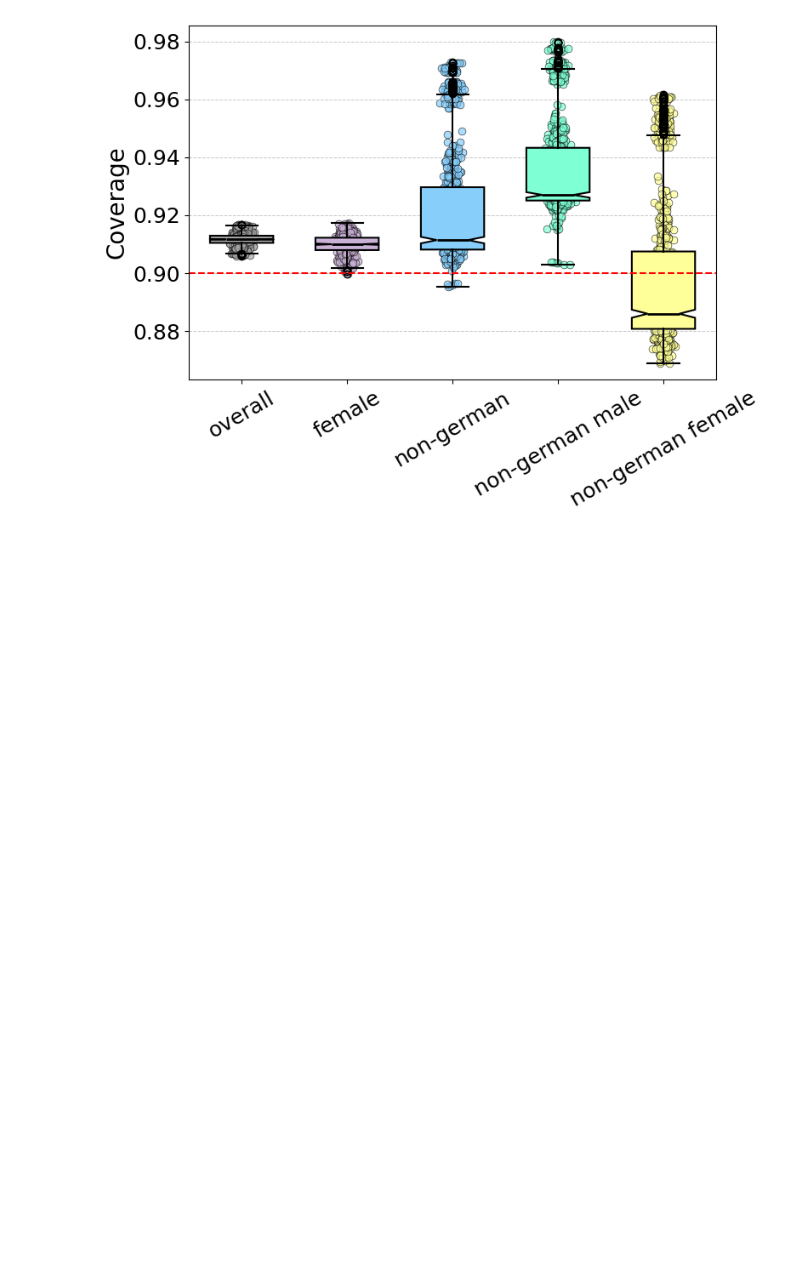
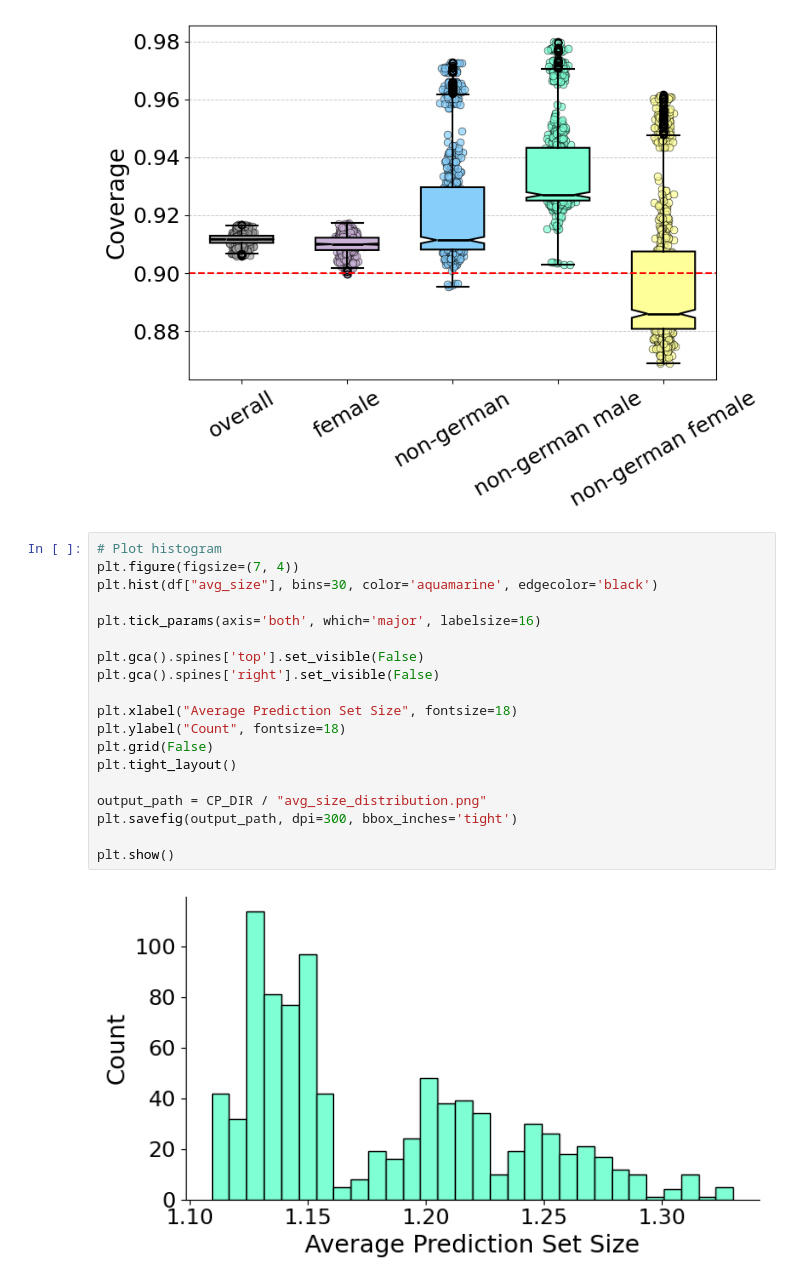
Before and after one commit to jsbroden/CMA_Fairness_v2, a Jupyter notebook: visualizations.ipynb, the cells around one changed output. Drawn from its saved outputs; the diff is of its cells as text; blank space fills up the shorter version.

Commit message:
distribution avg_size

```diff
--- a/visualizations.ipynb
+++ b/visualizations.ipynb
@@ -114,3 +114,24 @@ plt.savefig(output_path, dpi=300, bbox_inches='tight')
 plt.show()
 # %% [output]
 [figure]
+# %%
+# Plot histogram
+plt.figure(figsize=(7, 4))
+plt.hist(df["avg_size"], bins=30, color='aquamarine', edgecolor='black')
+
+plt.tick_params(axis='both', which='major', labelsize=16)
+
+plt.gca().spines['top'].set_visible(False)
+plt.gca().spines['right'].set_visible(False)
+
+plt.xlabel("Average Prediction Set Size", fontsize=18)
+plt.ylabel("Count", fontsize=18)
+plt.grid(False)
+plt.tight_layout()
+
+output_path = CP_DIR / "avg_size_distribution.png"
+plt.savefig(output_path, dpi=300, bbox_inches='tight')
+
+plt.show()
+# %% [output]
+[figure, added]
```
Also changed, not shown: parts of 1 cell of this notebook, 1 other file.
